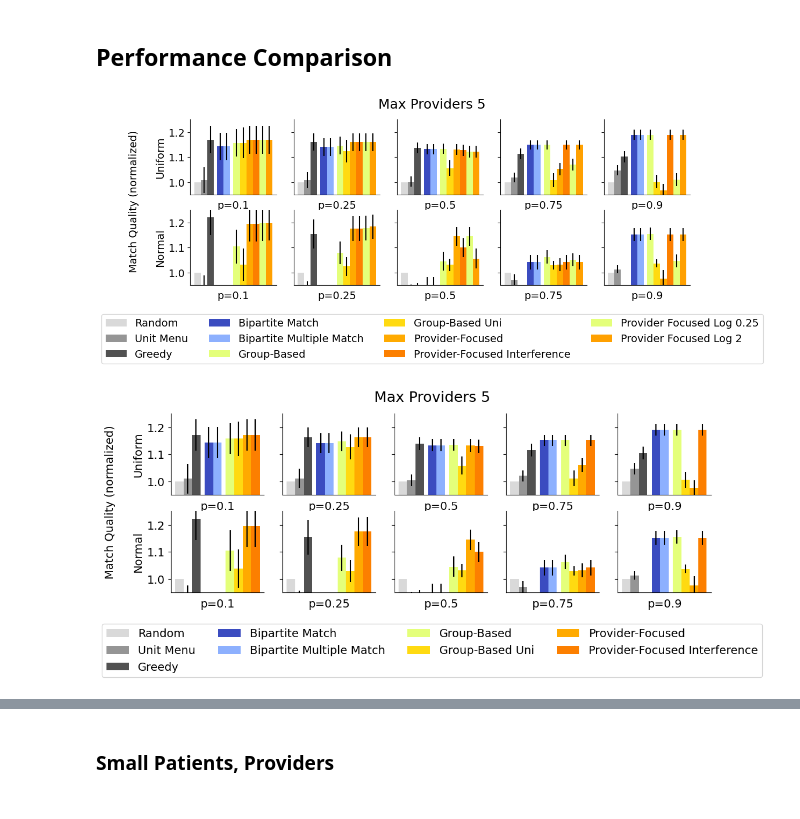
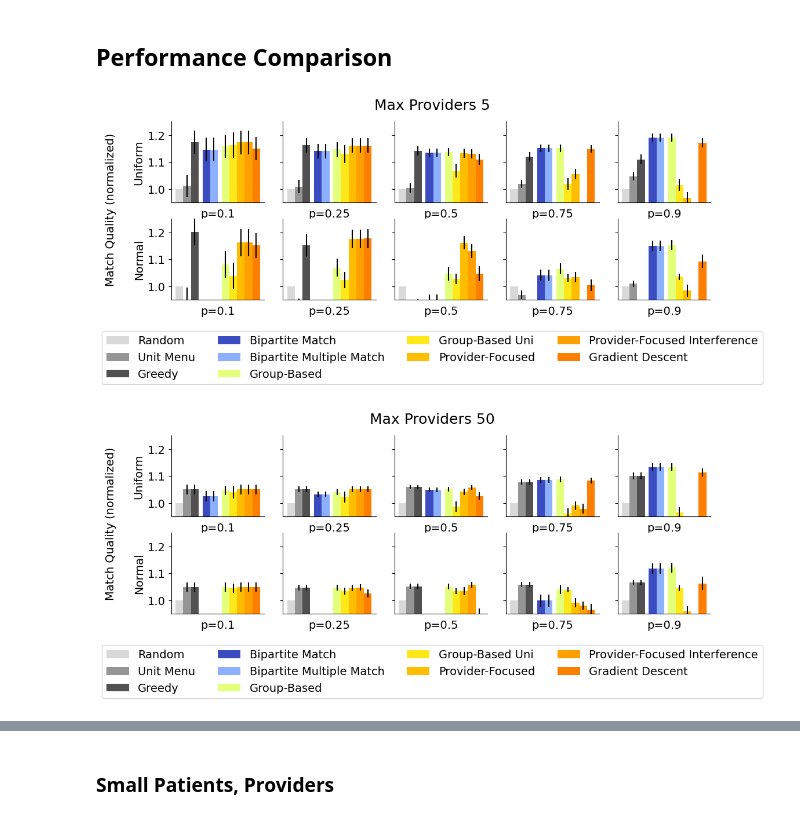
Before and after one commit to naveenr414/patient-provider, a Jupyter notebook: scripts/notebooks/Plotting.ipynb, the cells around one changed output, grey strips where cells are left out. Saved outputs shown, nothing was run; the diff lists cells and outputs as text; code cells hidden in the pictures.

Commit message:
Modified gradient descent policy to be normalized correctly

```diff
--- a/scripts/notebooks/Plotting.ipynb
+++ b/scripts/notebooks/Plotting.ipynb
@@ -35,7 +35,7 @@ plt.rcParams['savefig.bbox'] = 'tight'
 colors_by_method = {}
 baseline_methods = ['random','greedy_basic','greedy','']
 lp_methods = ['lp','lp_multiple_match','lp_fairness','lp_more_patients','lp_threshold']
-patient_provider_methods = ['group_based','group_based_unidirectional','provider_focused','provider_focused_less_interference']
+patient_provider_methods = ['group_based','group_based_unidirectional','provider_focused','provider_focused_less_interference','gradient_descent_2']
 linear_regularization_methods = ['provider_focused_linear_regularization_{}'.format(i) for i in [0.25,0.5,1,2,4]]
 log_regularization_methods = ['provider_focused_log_regularization_{}'.format(i) for i in [0.25,0.5,1,2,4]]
 
@@ -71,8 +71,8 @@ for i,m in enumerate(baseline_methods+lp_methods+patient_provider_methods):
 ## Performance Comparison
 # %%
 fig, axs = plt.subplots(2,5, figsize=(12, 4))
-method_names = ['random','greedy_basic','greedy','lp','lp_multiple_match','group_based','group_based_unidirectional','provider_focused','provider_focused_less_interference','provider_focused_log_regularization_0.25','provider_focused_log_regularization_2']
-nice_names = ["Random","Unit Menu","Greedy","Bipartite Match","Bipartite Multiple Match",'Group-Based','Group-Based Uni','Provider-Focused','Provider-Focused Interference','Provider Focused Log 0.25','Provider Focused Log 2']
+method_names = ['random','greedy_basic','greedy','lp','lp_multiple_match','group_based','group_based_unidirectional','provider_focused','provider_focused_less_interference','gradient_descent_2']
+nice_names = ["Random","Unit Menu","Greedy","Bipartite Match","Bipartite Multiple Match",'Group-Based','Group-Based Uni','Provider-Focused','Provider-Focused Interference','Gradient Descent']
 width = 0.1
 p_choices = [0.1,0.25,0.5,0.75,0.9]
 utility_functions = ['uniform','normal']
@@ -109,43 +109,43 @@ for i,func in enumerate(utility_functions):
             if num_data>0:
                 score_by_n.append(results['{}_utilities'.format(m)][0])
                 std_by_n.append(results['{}_utilities'.format(m)][1]/(num_data**.5))
 
 
                 axs[i][j].bar(x_locations[k],score_by_n,width=width,label=nice_names[k],color=colors_by_method[m],yerr=std_by_n)
                 max_val = max(max_val,results['{}_utilities'.format(m)][0])
 
         axs[i,j].set_xticks([])
         axs[i,j].set_yticks([1,1.1,1.2])
 
         if j == 0:
             axs[i,j].tick_params(axis='both', which='major', labelsize=14)
         else:
             axs[i, j].set_xticklabels([])
             axs[i, j].set_yticklabels([])
 
         axs[i,j].set_ylim([0.95,1.25])
         axs[i,j].set_xlabel("p={}".format(p),fontsize=14)
 
 axs[0,0].set_ylabel("Uniform",fontsize=14)
 axs[1,0].set_ylabel("Normal",fontsize=14)
 
 handles, labels = axs[1,1].get_legend_handles_labels()
 fig.legend(handles, labels, loc='upper center',ncol=4,bbox_to_anchor=(0.5,0),fontsize=14)
 fig.suptitle("Max Providers 5",fontsize=18)
 
 fig.supylabel("Match Quality (normalized)",fontsize=14,x=0.03)
 fig.savefig("../../results/figures/max_menu_5.pdf",dpi=300, bbox_inches='tight')
 # %% [output]
-[figure, old version]
+[figure, new version]
 # %%
 fig, axs = plt.subplots(2,5, figsize=(12, 4))
-method_names = ['random','greedy_basic','greedy','lp','lp_multiple_match','group_based','group_based_unidirectional','provider_focused','provider_focused_less_interference']
-nice_names = ["Random","Unit Menu","Greedy","Bipartite Match","Bipartite Multiple Match",'Group-Based','Group-Based Uni','Provider-Focused','Provider-Focused Interference']
+method_names = ['random','greedy_basic','greedy','lp','lp_multiple_match','group_based','group_based_unidirectional','provider_focused','provider_focused_less_interference','gradient_descent_2']
+nice_names = ["Random","Unit Menu","Greedy","Bipartite Match","Bipartite Multiple Match",'Group-Based','Group-Based Uni','Provider-Focused','Provider-Focused Interference','Gradient Descent']
 width = 0.1
 p_choices = [0.1,0.25,0.5,0.75,0.9]
 utility_functions = ['uniform','normal']
 
-baseline_params = {'provider_capacity': 1, 'choice_model': 'uniform_choice','exit_option': 0.5,'num_trials': 100, 'num_patients': 25, 'num_providers': 25, 'max_menu_size': 5}
+baseline_params = {'provider_capacity': 1, 'choice_model': 'uniform_choice','exit_option': 0.5,'num_trials': 100, 'num_patients': 25, 'num_providers': 25, 'max_menu_size': 50}
 
 x_locations = []
 shift = 0
@@ -164,7 +164,8 @@ for i,func in enumerate(utility_functions):
         dataset = "policy_comparison"
 
         results = get_results_matching_parameters(dataset,"",temp_params)
-        results = [i for i in results if i['parameters']['seed']]
+        results = [i for i in results if i['parameters']['seed']
+        ]
         num_data = 0
         if len(results)>0:
             num_data = len(results)
@@ -198,9 +199,10 @@ axs[1,0].set_ylabel("Normal",fontsize=14)
 
 handles, labels = axs[1,1].get_legend_handles_labels()
 fig.legend(handles, labels, loc='upper center',ncol=4,bbox_to_anchor=(0.5,0),fontsize=14)
-fig.suptitle("Max Providers 5",fontsize=18)
+fig.suptitle("Max Providers 50",fontsize=18)
+
 fig.supylabel("Match Quality (normalized)",fontsize=14,x=0.03)
-fig.savefig("../../results/figures/max_menu_5.pdf",dpi=300, bbox_inches='tight')
+fig.savefig("../../results/figures/max_menu_50.pdf",dpi=300, bbox_inches='tight')
 # %% [output]
-[figure, old version]
+[figure, new version]
 # %%
```
Also changed, not shown: parts of 4 cells of this notebook, 4 other files.
